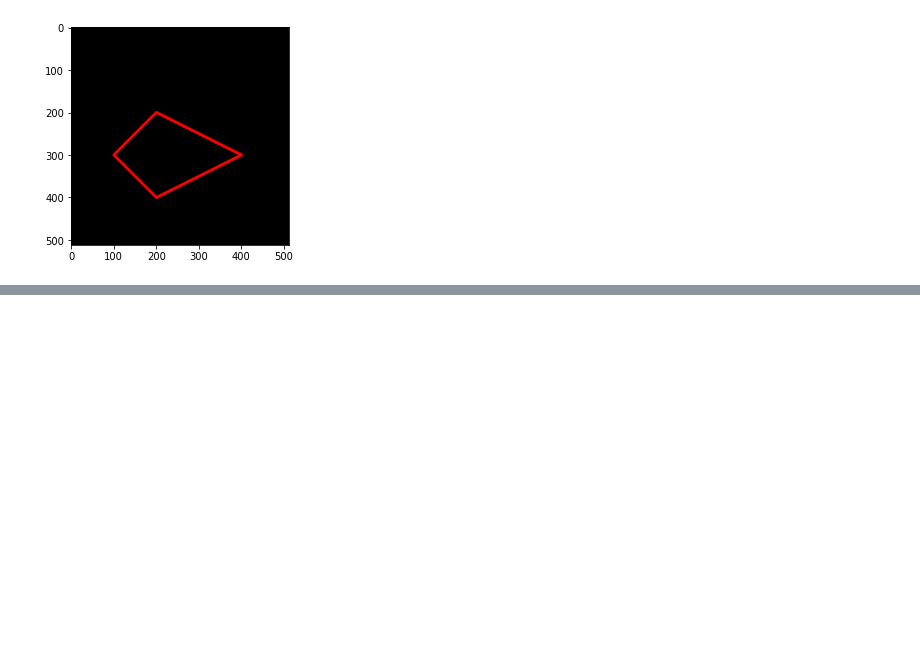
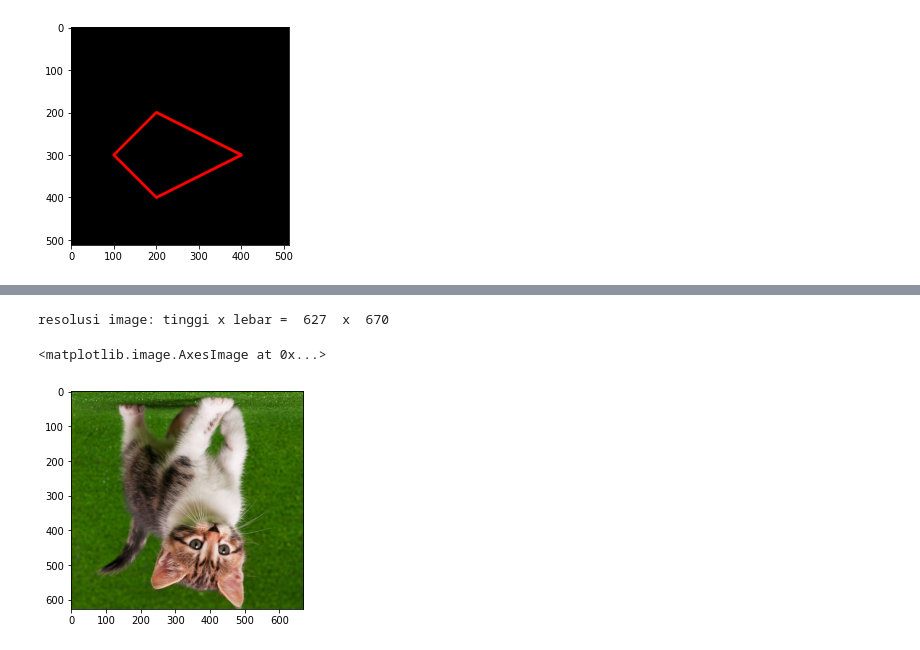
Before and after one commit to AhmadRafif22/PCVK_Genap_2023, a Jupyter notebook: Week2.ipynb, the cells around one changed output, grey strips where cells are left out. Drawn from its saved outputs; the diff is of its cells as text; code cells hidden in the pictures; blank space fills up the shorter version.

```diff
--- a/Week2.ipynb
+++ b/Week2.ipynb
@@ -137,0 +177,9 @@ plt.imshow(black_img2)
+# %%
+tinggi2 = img5.shape[0]
+lebar2 = img5.shape[1]
+print("resolusi image: tinggi x lebar = ",tinggi2," x ",lebar2)
+plt.imshow(img5)
+# %% [output]
+resolusi image: tinggi x lebar =  627  x  670
+<matplotlib.image.AxesImage at 0x...>
+[figure, added]
```
Also changed, not shown: parts of 25 cells of this notebook.
